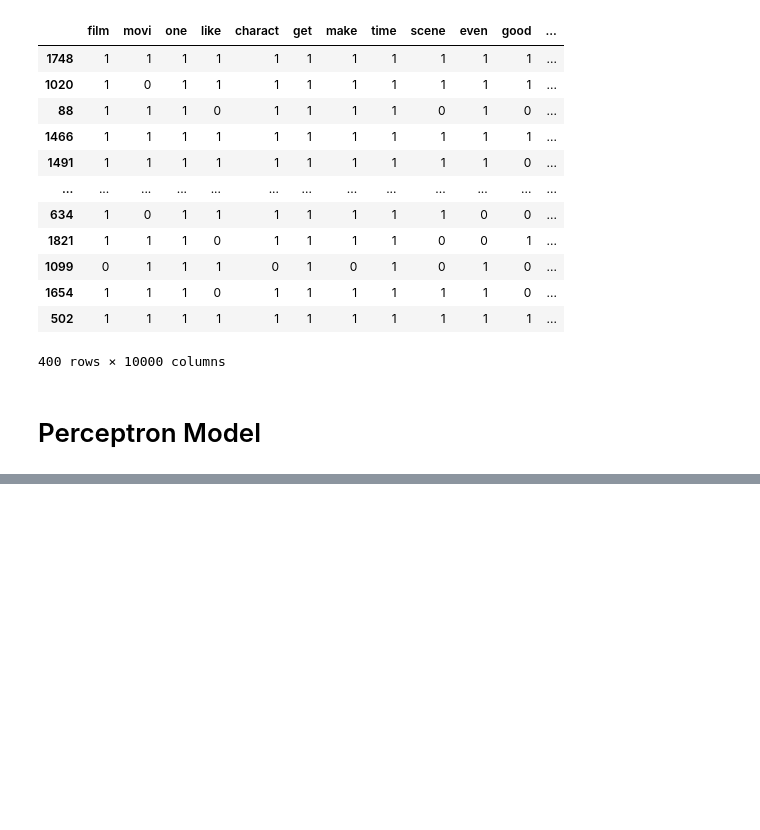
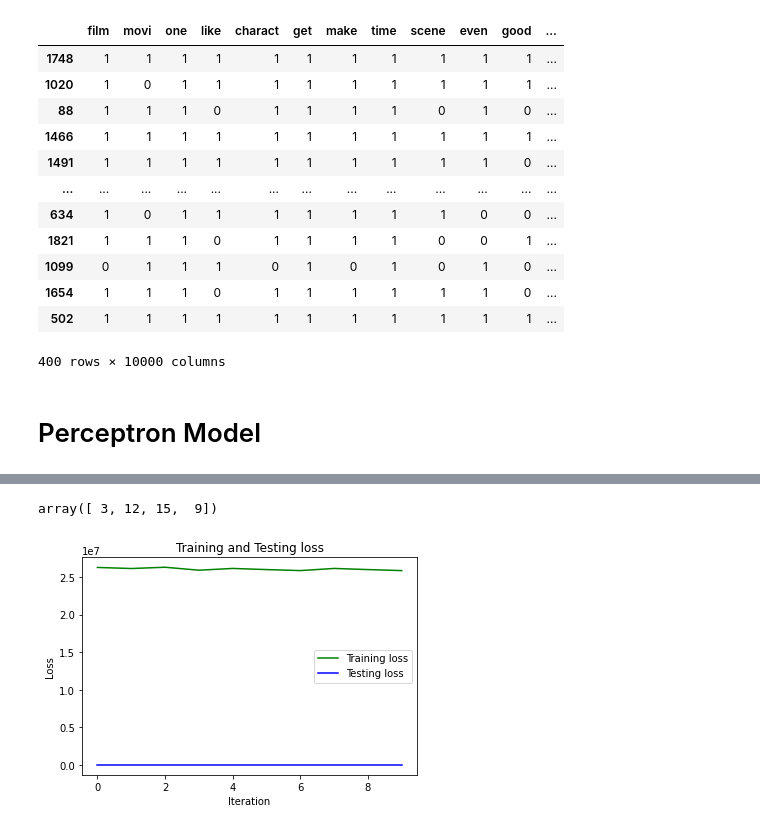
Before and after one commit to HuyenNguyenHelen/LING-5412, a Jupyter notebook: Midterm_Perceptron.ipynb, the cells around one changed output, grey strips where cells are left out. Drawn from its saved outputs; the diff is of its cells as text; code cells hidden in the pictures; blank space fills up the shorter version.

```diff
--- a/Midterm_Perceptron.ipynb
+++ b/Midterm_Perceptron.ipynb
@@ -319,0 +300,15 @@ weighted avg       0.83      0.83      0.83       400
+# %%
+np.array([1,4,5,3])*3
+# %% [output]
+array([ 3, 12, 15,  9])
+# %%
+import matplotlib.pyplot as plt
+plt.plot([i for i in range(n_iter)], all_tr_avg_loss, 'g', label='Training loss')
+plt.plot([i for i in range(n_iter)], all_test_avg_loss, 'b', label='Testing loss')
+plt.title('Training and Testing loss')
+plt.xlabel('Iteration')
+plt.ylabel('Loss')
+plt.legend()
+plt.show()
+# %% [output]
+[figure, added]
```
Also changed, not shown: parts of 5 cells of this notebook.
